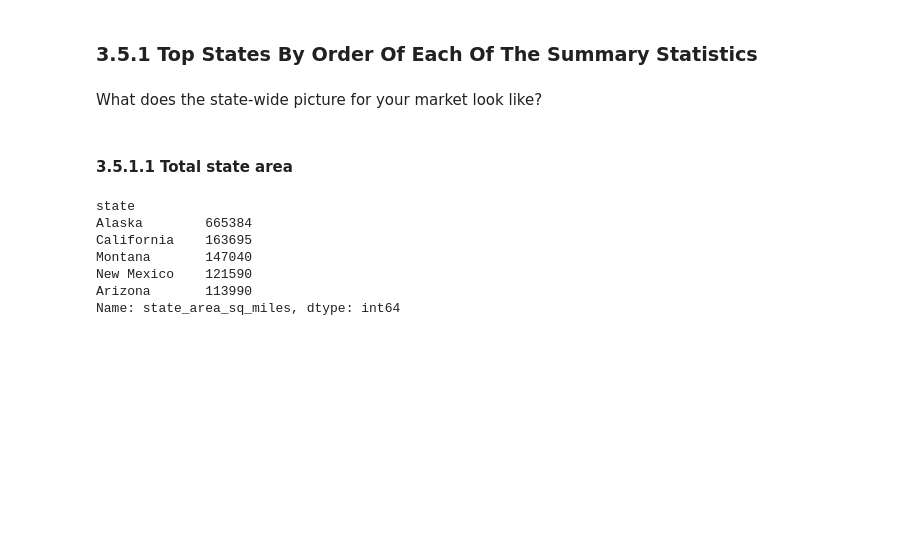
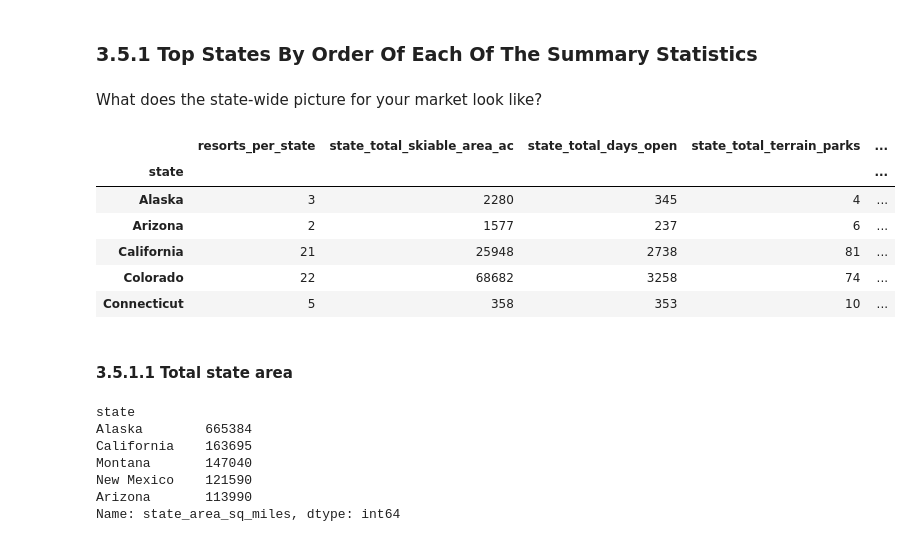
Before and after one commit to ruihan1228/DataScienceGuidedCapstone, a Jupyter notebook: Notebooks/03_exploratory_data_analysis.ipynb, the cells around one changed output. Cells and saved outputs as stored; diff of their text form; code cells hidden in the pictures; blank space fills up the shorter version.

```diff
--- a/Notebooks/03_exploratory_data_analysis.ipynb
+++ b/Notebooks/03_exploratory_data_analysis.ipynb
@@ -124,6 +124,15 @@ state_summary.head()
 What does the state-wide picture for your market look like?
 # %%
 state_summary_newind = state_summary.set_index('state')
+state_summary_newind.head()
+# %% [output]
+|  | resorts_per_state | state_total_skiable_area_ac | state_total_days_open | state_total_terrain_parks | ... |
+| state |  |  |  |  | ... |
+| Alaska | 3 | 2280 | 345 | 4 | ... |
+| Arizona | 2 | 1577 | 237 | 6 | ... |
+| California | 21 | 25948 | 2738 | 81 | ... |
+| Colorado | 22 | 68682 | 3258 | 74 | ... |
+| Connecticut | 5 | 358 | 353 | 10 | ... |
 # %% [markdown]
 #### 3.5.1.1 Total state area<a id='3.5.1.1_Total_state_area'></a>
 # %%
```
Also changed, not shown: parts of 34 cells of this notebook, 3 other files.
